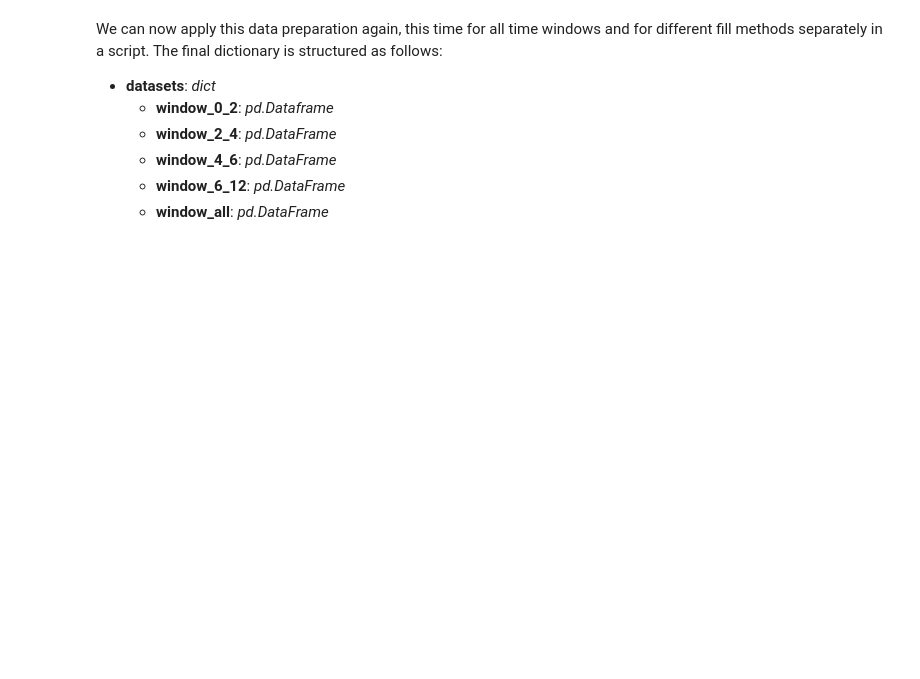
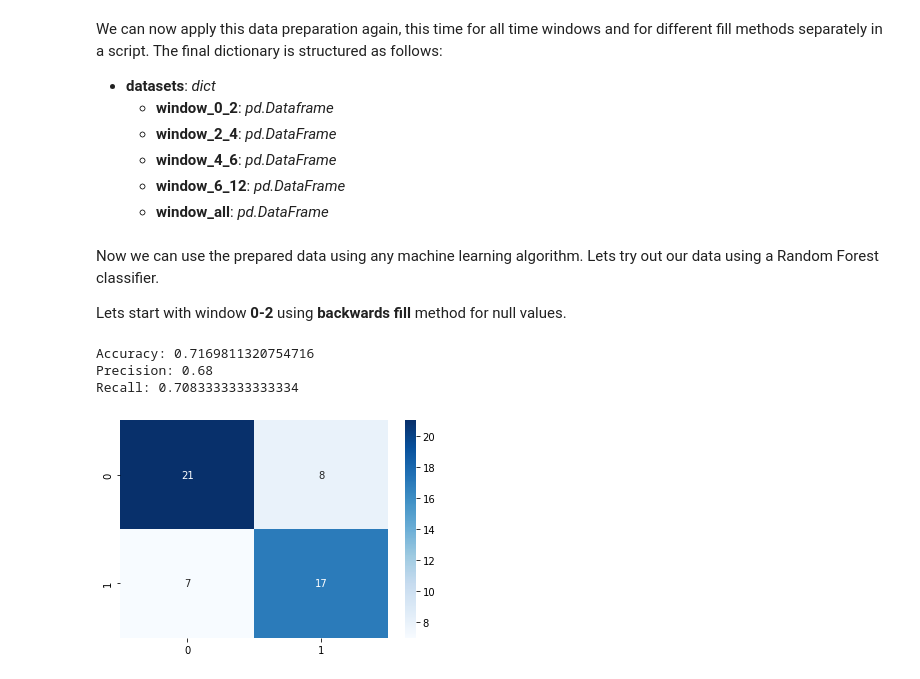
Before and after one commit to JakobSkornik/covid19-admission, a Jupyter notebook: main.ipynb, the cells around one changed output. Saved outputs shown, nothing was run; the diff lists cells and outputs as text; code cells hidden in the pictures; blank space fills up the shorter version.

Commit message:
Calculated RF classification on all datasets

```diff
--- a/main.ipynb
+++ b/main.ipynb
@@ -323,0 +323,15 @@ test = datasets["window_0_2"]
+# %% [markdown]
+Now we can use the prepared data using any machine learning algorithm. Lets try out our data using a Random Forest classifier.
+
+Lets start with window **0-2** using **backwards fill** method for null values.
+# %%
+(test, pred) = util.random_forest(df=datasets["window_0_2"], target="TARGET")
+
+evaluation = util.evaluate(test, pred)
+util.visualize_confusion_matrix(test, pred)
+print(evaluation)
+# %% [output]
+Accuracy: 0.7169811320754716
+Precision: 0.68
+Recall: 0.7083333333333334
+[figure, added]
```
Also changed, not shown: parts of 9 cells of this notebook.
